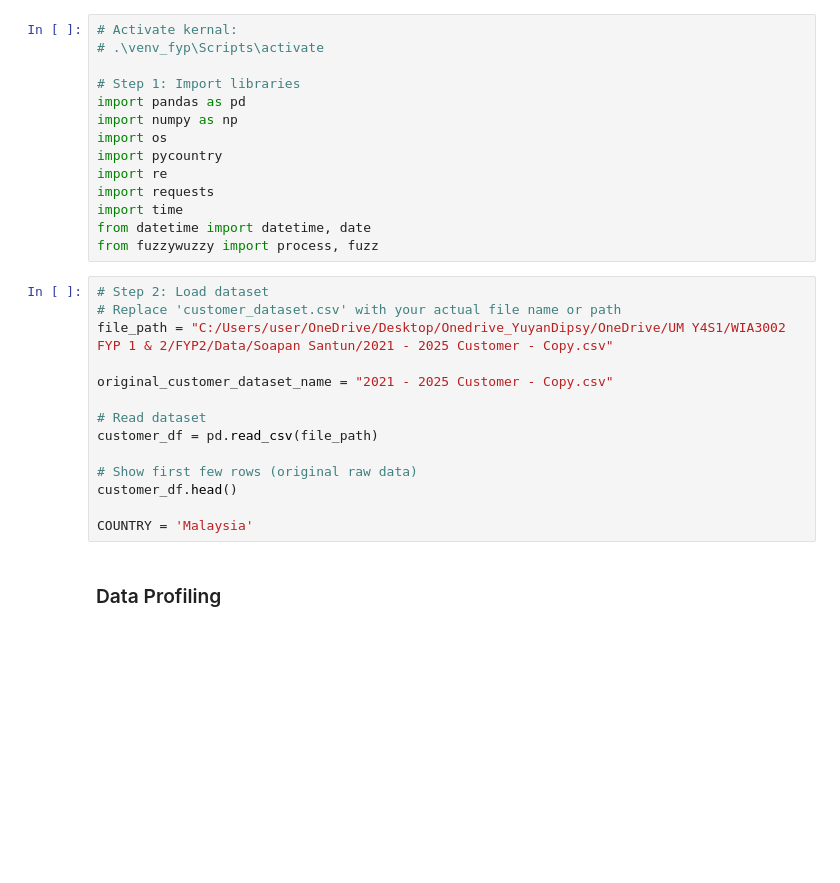
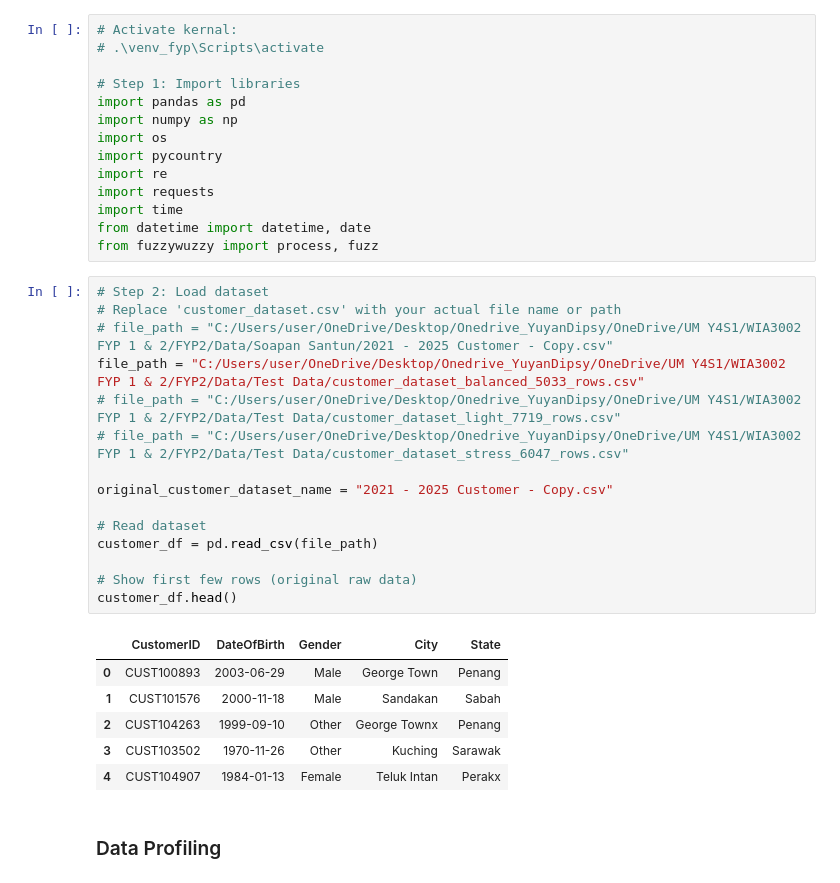
Before and after one commit to celinezyyy/Segma_FYP, a Jupyter notebook: server/python/dataCleaning/customerCleaning.ipynb, the cells around one changed output. Cells and saved outputs as stored; diff of their text form; blank space fills up the shorter version.

```diff
--- a/server/python/dataCleaning/customerCleaning.ipynb
+++ b/server/python/dataCleaning/customerCleaning.ipynb
@@ -23,17 +23,25 @@ from fuzzywuzzy import process, fuzz
 # %%
 # Step 2: Load dataset
 # Replace 'customer_dataset.csv' with your actual file name or path
-file_path = "C:/Users/user/OneDrive/Desktop/Onedrive_YuyanDipsy/OneDrive/UM Y4S1/WIA3002 FYP 1 & 2/FYP2/Data/Soapan Santun/2021 - 2025 Customer - Copy.csv"
+# file_path = "C:/Users/user/OneDrive/Desktop/Onedrive_YuyanDipsy/OneDrive/UM Y4S1/WIA3002 FYP 1 & 2/FYP2/Data/Soapan Santun/2021 - 2025 Customer - Copy.csv"
+file_path = "C:/Users/user/OneDrive/Desktop/Onedrive_YuyanDipsy/OneDrive/UM Y4S1/WIA3002 FYP 1 & 2/FYP2/Data/Test Data/customer_dataset_balanced_5033_rows.csv"
+# file_path = "C:/Users/user/OneDrive/Desktop/Onedrive_YuyanDipsy/OneDrive/UM Y4S1/WIA3002 FYP 1 & 2/FYP2/Data/Test Data/customer_dataset_light_7719_rows.csv"
+# file_path = "C:/Users/user/OneDrive/Desktop/Onedrive_YuyanDipsy/OneDrive/UM Y4S1/WIA3002 FYP 1 & 2/FYP2/Data/Test Data/customer_dataset_stress_6047_rows.csv"
 
 original_customer_dataset_name = "2021 - 2025 Customer - Copy.csv"
 
 # Read dataset
 customer_df = pd.read_csv(file_path)
 
 # Show first few rows (original raw data)
 customer_df.head()
-
-COUNTRY = 'Malaysia'
+# %% [output]
+|  | CustomerID | DateOfBirth | Gender | City | State |
+| 0 | CUST100893 | 2003-06-29 | Male | George Town | Penang |
+| 1 | CUST101576 | 2000-11-18 | Male | Sandakan | Sabah |
+| 2 | CUST104263 | 1999-09-10 | Other | George Townx | Penang |
+| 3 | CUST103502 | 1970-11-26 | Other | Kuching | Sarawak |
+| 4 | CUST104907 | 1984-01-13 | Female | Teluk Intan | Perakx |
 # %% [markdown]
 ### Data Profiling
 # %%
```
Also changed, not shown: parts of 3 cells of this notebook.
